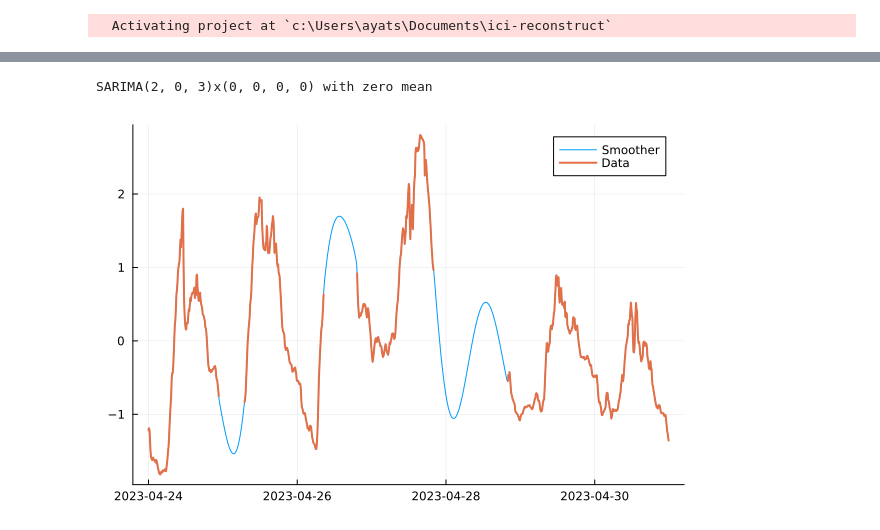
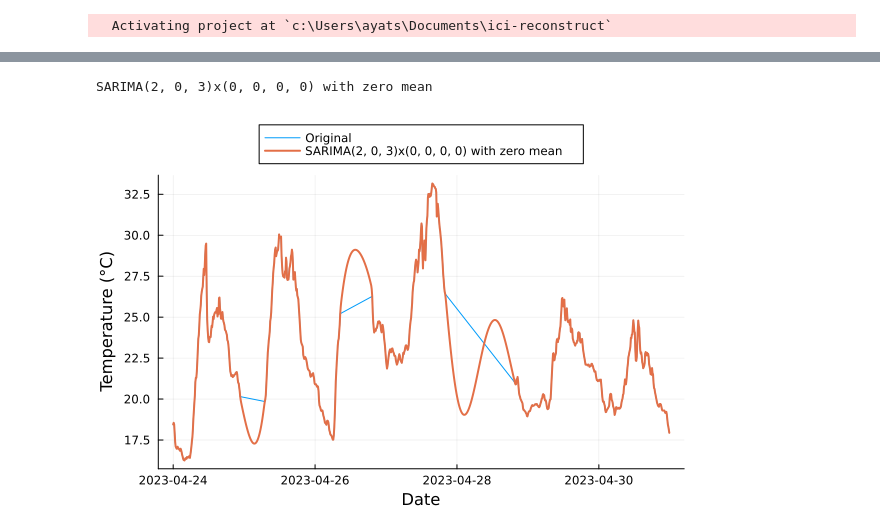
Before and after one commit to viperML/ici-reconstruct, a Jupyter notebook: main.ipynb, the cells around one changed output, grey strips where cells are left out. Drawn from its saved outputs; the diff is of its cells as text; code cells hidden in the pictures.

```diff
--- a/main.ipynb
+++ b/main.ipynb
@@ -114,15 +105,19 @@ display(
 # %%
 using StateSpaceModels
 
 model = auto_arima(df_resampled.temp_norm)
 fit!(model)
 display(model)
 
 smoother_output = kalman_smoother(model)
 
+df_resampled[!, :temp_norm_predict] = get_smoothed_state(smoother_output)[:, 1]
+@transform!(df_resampled, @byrow :temp = :temp_norm_predict * σ + μ)
+
 plot()
-plot!(df_resampled.ts, get_smoothed_state(smoother_output)[:, 1], label = "Smoother")
-@df df_resampled plot!(:ts, :temp_norm, linewidth=2, label="Data")
+@df df plot!(:ts, :temp, linewidth=1, label="Original")
+@df df_resampled plot!(:ts, :temp, linewidth=2, label=repr(model))
+@plot✨
 # %% [output]
 SARIMA(2, 0, 3)x(0, 0, 0, 0) with zero mean
-[figure, old version]
+[figure, new version]
```
Also changed, not shown: parts of 9 cells of this notebook, 2 other files.
